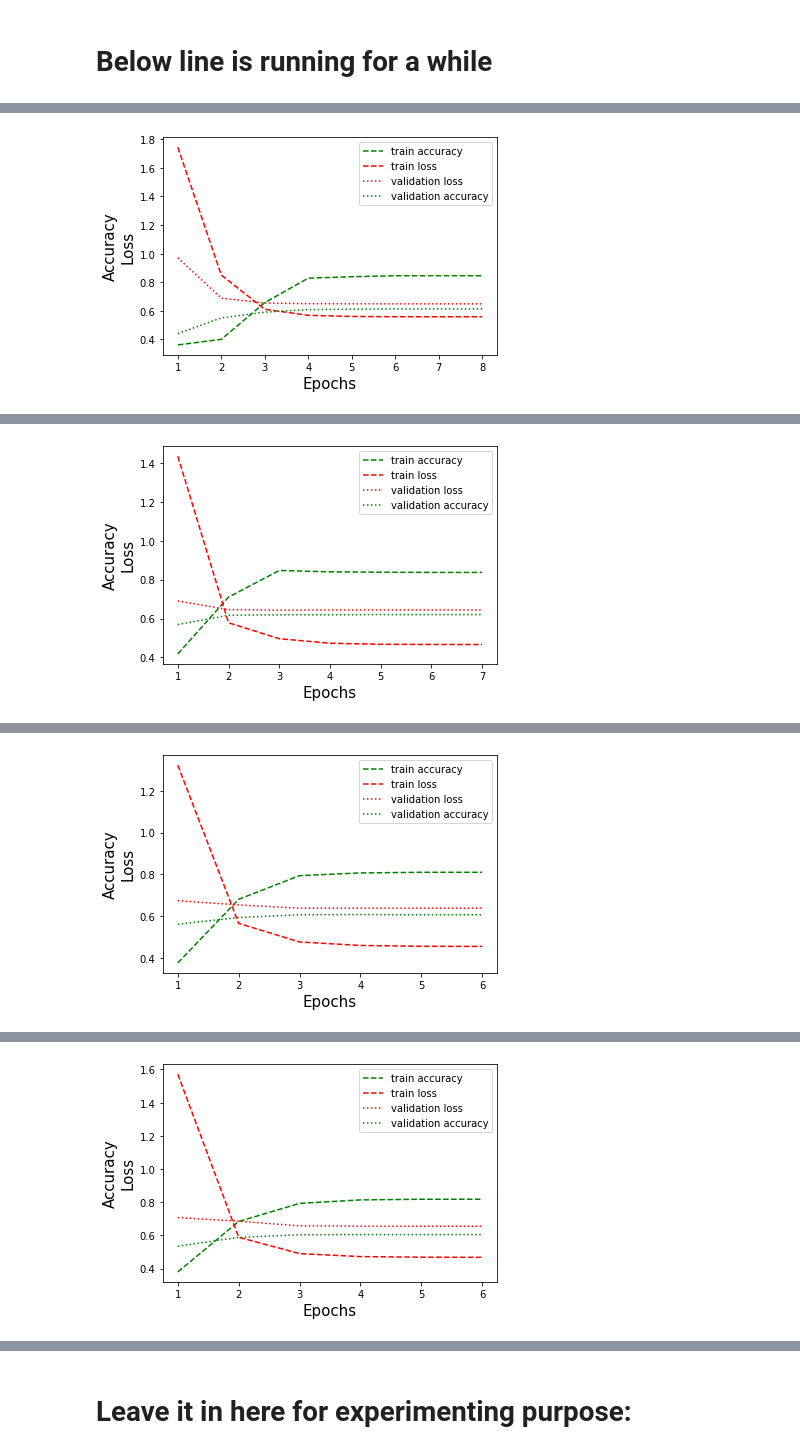
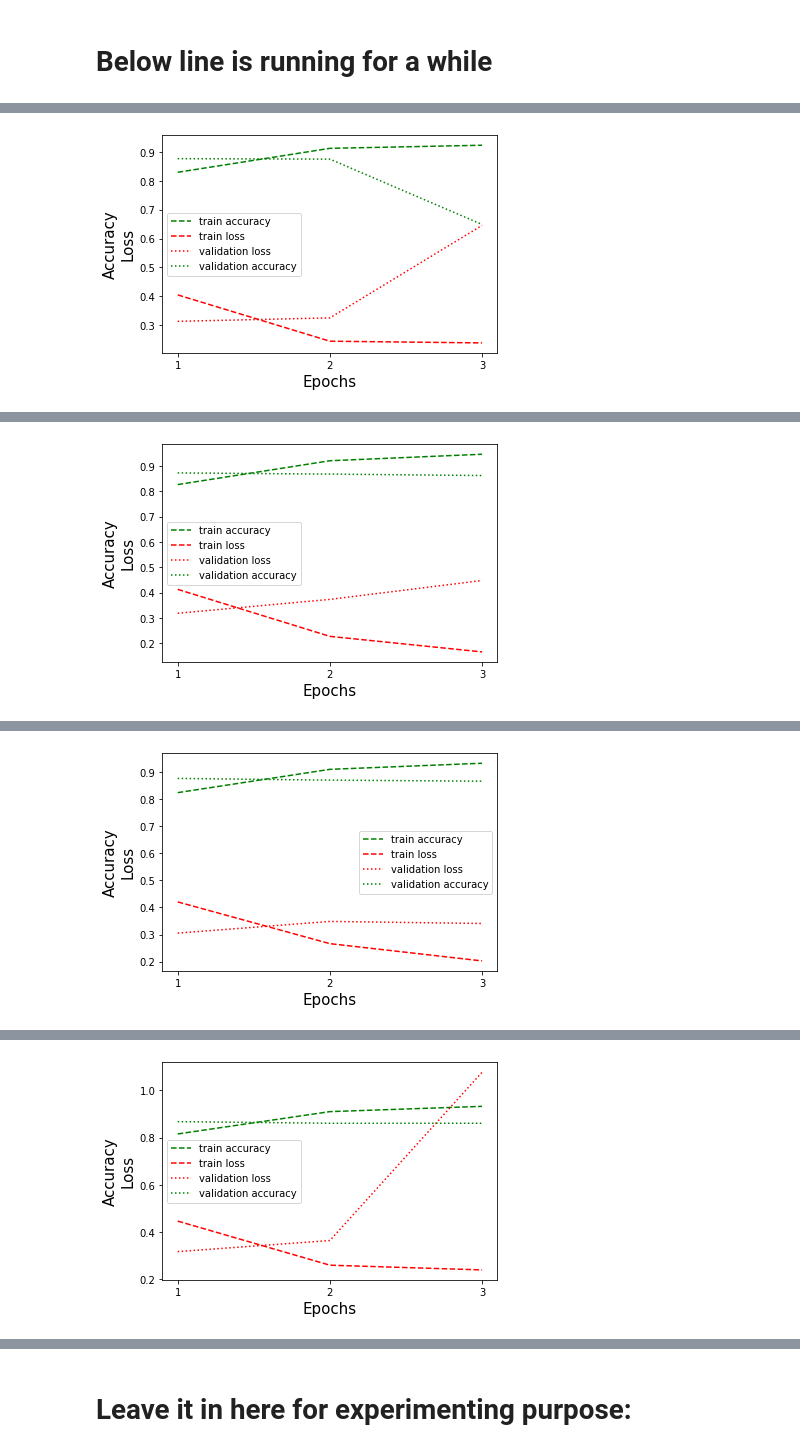
Before and after one commit to csipapicsa/2ndYearProject-NLP, a Jupyter notebook: Simple pipeline.ipynb, the cells around one changed output, grey strips where cells are left out. Saved outputs shown, nothing was run; the diff lists cells and outputs as text; code cells hidden in the pictures.

```diff
--- a/Simple pipeline.ipynb
+++ b/Simple pipeline.ipynb
@@ -37,13 +32,13 @@ sent_dict = {"positive": 1, "negative": 0}
 y_train = pp.sentiment_converter(y_train, sent_dict)
 y_test = pp.sentiment_converter(y_test, sent_dict)
 # %%
-# hack
-end = 1000
-start = 500
-X_train = X_train[start:end+start]
-y_train = y_train[start:end+start]
-X_test = X_test[start:end+start]
-y_test = y_test[start:end+start]
+############################################################## hack sampling
+leng = 30000
+start = 6666
+X_train = X_train[start:start+leng]
+y_train = y_train[start:start+leng]
+#X_test = X_test[start:start+leng]
+#y_test = y_test[start:start+leng]
 # %% [markdown]
 # POS-tagger
 # %%
@@ -68,7 +63,7 @@ def grid_search(train_list, test_list, y_train, y_test):
     simp_contr = [0, 1]
     gram_cor = [0, 1]
     simp_neg = [0, 1]
-    lemma = [0, 1]
+    lemma = [0] # since the function is wrong - by Gergo
     rem_stop = [0, 1]
     basic_preprocessing = 1
     list_of_data = []
@@ -111,8 +106,9 @@ data_sets, y_train, y_test = grid_search(X_train, X_test, y_train, y_test)
 results, time = f.init_log_for_training()
 # Sentencies max length:
 
-max_len = 50
+max_len = 40 # maximum length of sentencies
 early_stop_patience = 2 # its 2 FOR NORMAL CASE
+batch_size = 25 # bigger = faster train but super unaccurate, lower = slower. Its usually 50
 
 for data_set in data_sets:
     # Tokenizer
@@ -130,7 +126,7 @@ for data_set in data_sets:
         # TRAIN
     #print("shapes: ", X_train_p.shape, X_test_p.shape)
     history, model = nn.RNN_train(X_train_p, y_train, X_test_p, y_test, tokenizer,
-                                  maxlen=max_len, early_stop_patience=early_stop_patience)
+                                  maxlen=max_len, early_stop_patience=early_stop_patience, batch_size=batch_size)
     ### LOGGING INIT - RNN
     # GET the index of the highest test ACCURACY where the RNN model stopped to TRAIN
     max_value = max(history.history['val_accuracy'])
@@ -153,7 +149,8 @@ for data_set in data_sets:
           "Test Loss STOP": history.history['val_loss'][max_index],
               "Train_sentence_fully_catched_ratio": ratio_train,
                "Test_sentence_fully_catched_ratio": ratio_test,
-               "Length of Sentence":max_len}
+               "Length of Sentence":max_len,
+              "Batch size of RNN":batch_size}
 
     results = results.append(new_row, ignore_index=True)
     # maybe we dont need it in every round but how knows
@@ -196,3 +184,3 @@ Epoch 8: early stopping
-[figure, old version]
+[figure, new version]
 Combinations:  [0, 1, 0, 0, 0, 1]
 Epoch 1/10
@@ -214 +193 @@ Epoch 7: early stopping
-[figure, old version]
+[figure, new version]
@@ -234 +202 @@ Epoch 6: early stopping
-[figure, old version]
+[figure, new version]
@@ -254 +212 @@ Epoch 6: early stopping
-[figure, old version]
+[figure, new version]
```
Also changed, not shown: parts of 5 cells of this notebook, 10 other files.
